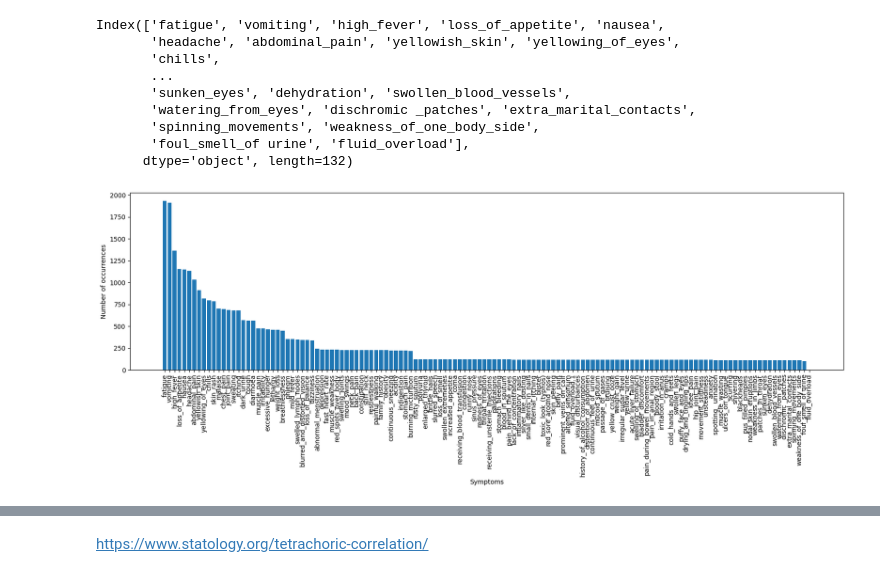
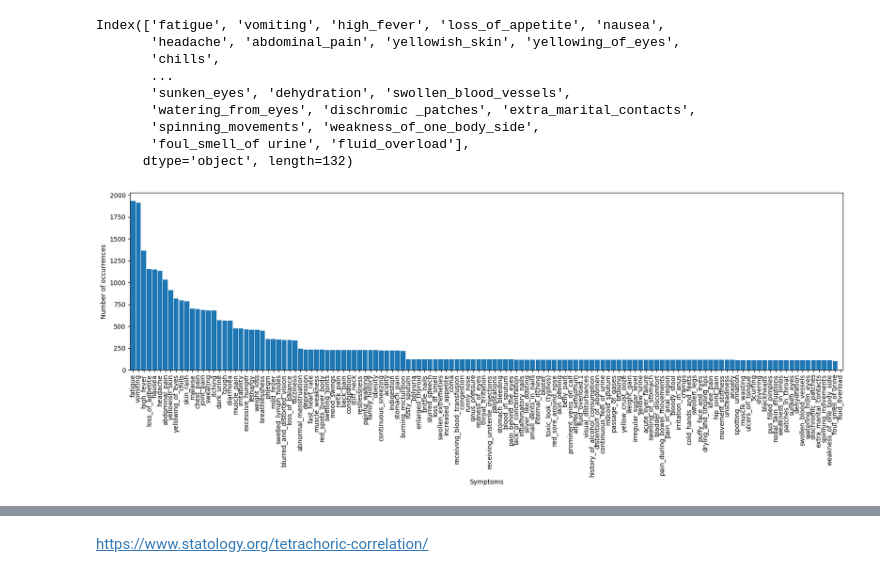
Before and after one commit to pi-sister/544Project, a Jupyter notebook: EDA.ipynb, the cells around one changed output, grey strips where cells are left out. Saved outputs shown, nothing was run; the diff lists cells and outputs as text; code cells hidden in the pictures.

```diff
--- a/EDA.ipynb
+++ b/EDA.ipynb
@@ -112,13 +112,15 @@ count_array = counts.values.astype(int)
 # %%
 import matplotlib.pyplot as plt
 
 plt.figure(figsize=(20, 5))
-plt.bar(counts.index, count_array)
+plt.bar(counts.index, count_array, width = .9)
 plt.xlabel("Symptoms")
 plt.ylabel("Number of occurrences", rotation=90)
 plt.xticks(rotation=90)
+# Adjust the x-axis limits
+plt.xlim(-0.5, len(counts) - 0.5)
 plt.show()
 
 # plt.xticks(rotation=90)
 # %% [output]
-[figure, old version]
+[figure, new version]
```
Also changed, not shown: parts of 6 cells of this notebook.
